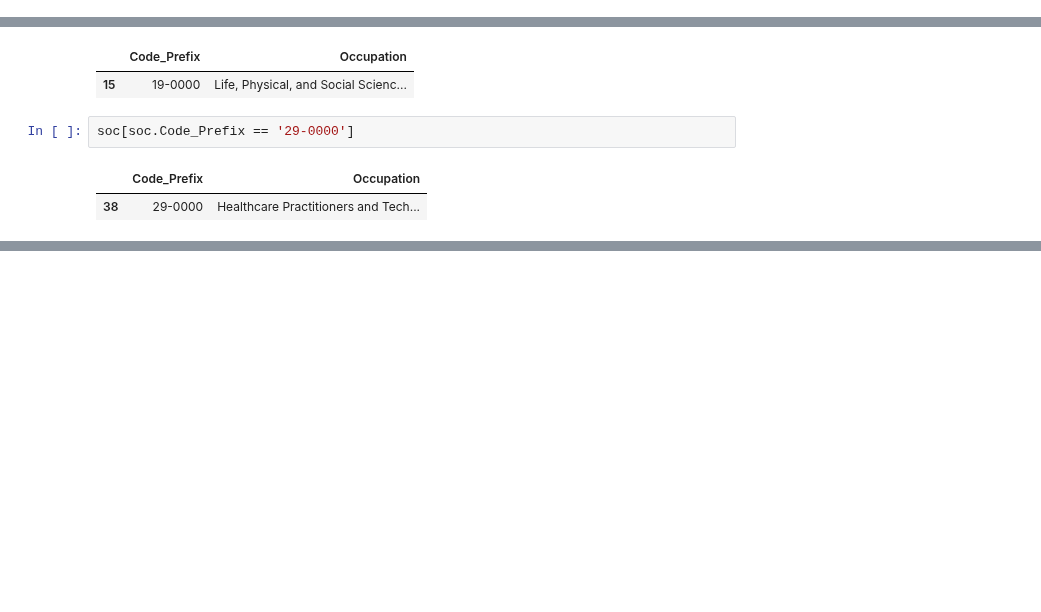
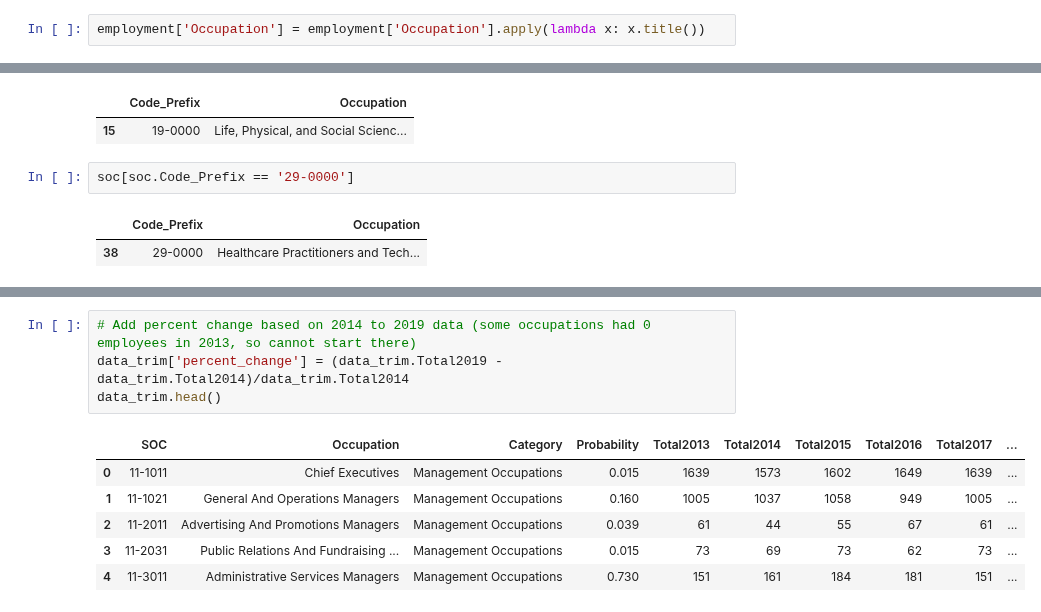
Before and after one commit to COGS108/group11_sp20, a Jupyter notebook: eda_occ_by_state.ipynb, the cells around one changed output, grey strips where cells are left out. Drawn from its saved outputs; the diff is of its cells as text; blank space fills up the shorter version.

```diff
--- a/eda_occ_by_state.ipynb
+++ b/eda_occ_by_state.ipynb
@@ -59,3 +45,5 @@ data
+# %%
+employment['Occupation'] = employment['Occupation'].apply(lambda x: x.title())
 # %%
 soc.rename(columns={'  Occupation':'Occupation'}, inplace=True)
 # %%
@@ -288 +286,12 @@ data_trim.head()
+# %%
+# Add percent change based on 2014 to 2019 data (some occupations had 0 employees in 2013, so cannot start there)
+data_trim['percent_change'] = (data_trim.Total2019 - data_trim.Total2014)/data_trim.Total2014
+data_trim.head()
+# %% [output]
+|  | SOC | Occupation | Category | Probability | Total2013 | Total2014 | Total2015 | Total2016 | Total2017 | ... |
+| 0 | 11-1011 | Chief Executives | Management Occupations | 0.015 | 1639 | 1573 | 1602 | 1649 | 1639 | ... |
+| 1 | 11-1021 | General And Operations Managers | Management Occupations | 0.160 | 1005 | 1037 | 1058 | 949 | 1005 | ... |
+| 2 | 11-2011 | Advertising And Promotions Managers | Management Occupations | 0.039 | 61 | 44 | 55 | 67 | 61 | ... |
+| 3 | 11-2031 | Public Relations And Fundraising ... | Management Occupations | 0.015 | 73 | 69 | 73 | 62 | 73 | ... |
+| 4 | 11-3011 | Administrative Services Managers | Management Occupations | 0.730 | 151 | 161 | 184 | 181 | 151 | ... |
 # %%
```
Also changed, not shown: parts of 22 cells of this notebook.
